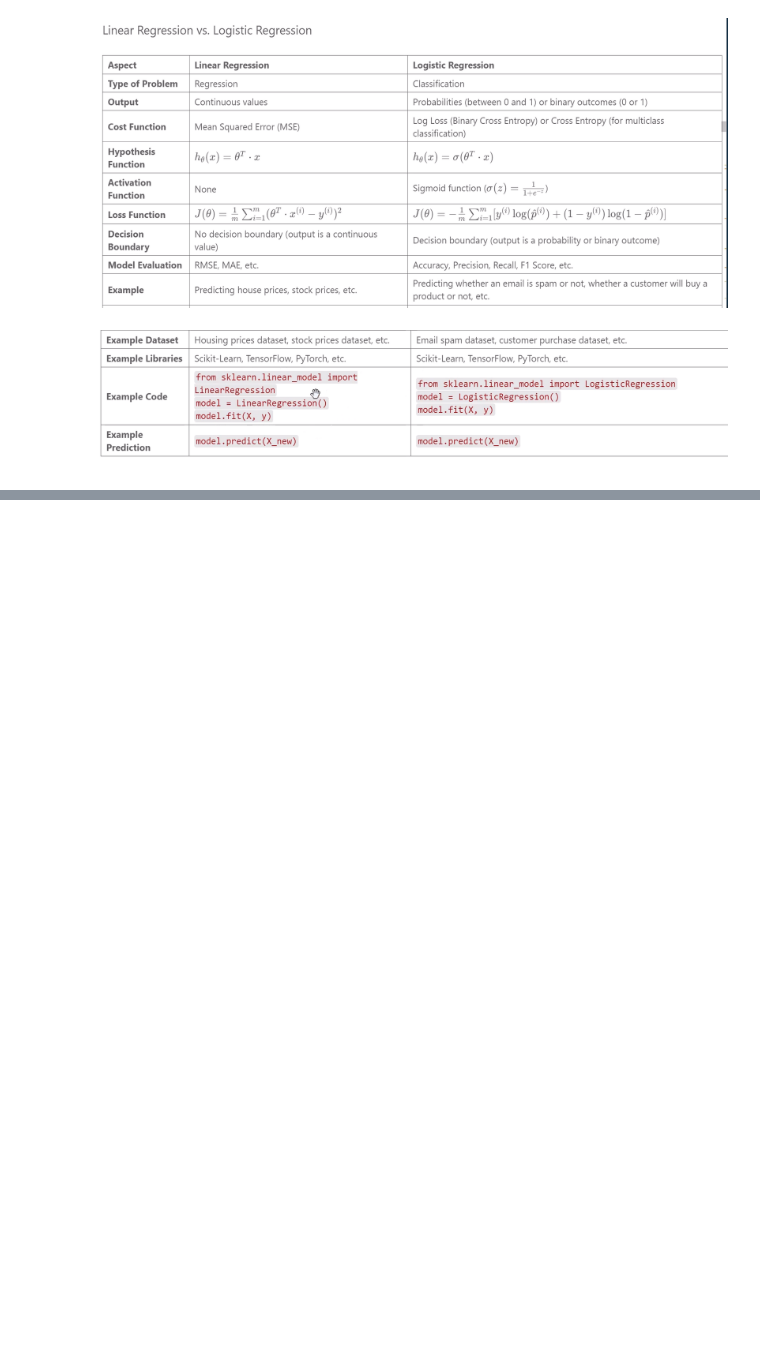
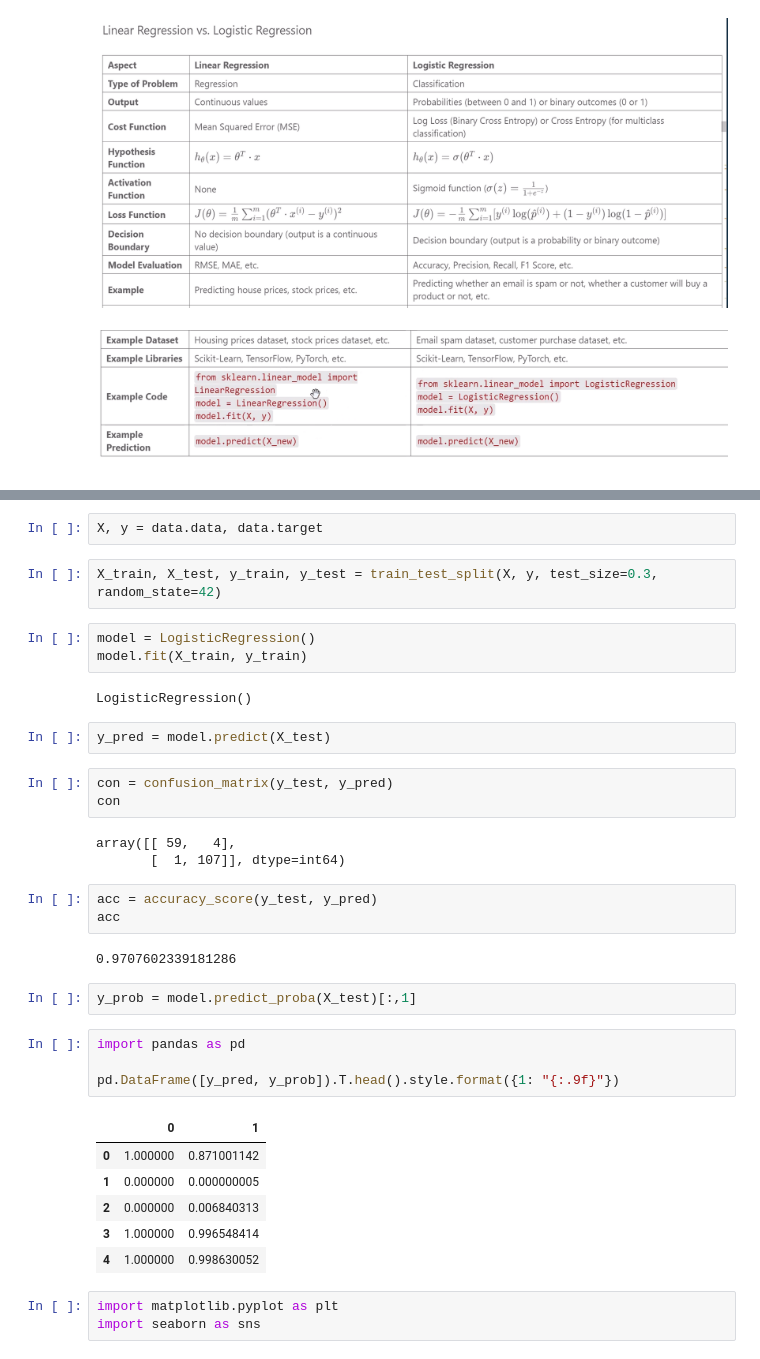
Before and after one commit to udityamerit/Natural-Language-Processing-Mastery-in-Python, a Jupyter notebook: 08 Logistic Regression/Complete Logistic Regression.ipynb, the cells around one changed output, grey strips where cells are left out. Drawn from its saved outputs; the diff is of its cells as text; blank space fills up the shorter version.

```diff
--- a/08 Logistic Regression/Complete Logistic Regression.ipynb
+++ b/08 Logistic Regression/Complete Logistic Regression.ipynb
@@ -13,0 +43,38 @@ from sklearn.datasets import load_breast_cancer
+# %%
+X, y = data.data, data.target
+# %%
+X_train, X_test, y_train, y_test = train_test_split(X, y, test_size=0.3, random_state=42)
+# %%
+model = LogisticRegression()
+model.fit(X_train, y_train)
+# %% [output]
+LogisticRegression()
+# %%
+y_pred = model.predict(X_test)
+# %%
+con = confusion_matrix(y_test, y_pred)
+con
+# %% [output]
+array([[ 59,   4],
+       [  1, 107]], dtype=int64)
+# %%
+acc = accuracy_score(y_test, y_pred)
+acc
+# %% [output]
+0.9707602339181286
+# %%
+y_prob = model.predict_proba(X_test)[:,1]
+# %%
+import pandas as pd
+
+pd.DataFrame([y_pred, y_prob]).T.head().style.format({1: "{:.9f}"})
+# %% [output]
+|  | 0 | 1 |
+| 0 | 1.000000 | 0.871001142 |
+| 1 | 0.000000 | 0.000000005 |
+| 2 | 0.000000 | 0.006840313 |
+| 3 | 1.000000 | 0.996548414 |
+| 4 | 1.000000 | 0.998630052 |
+# %%
+import matplotlib.pyplot as plt
+import seaborn as sns
```
Also changed, not shown: parts of 10 cells of this notebook, 4 other files.
